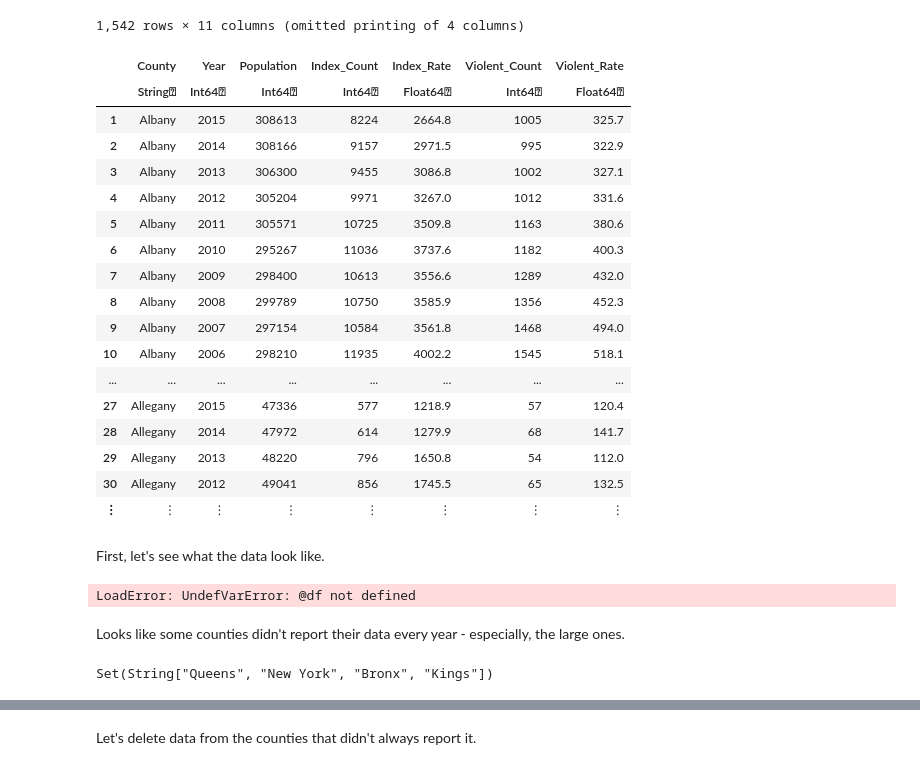
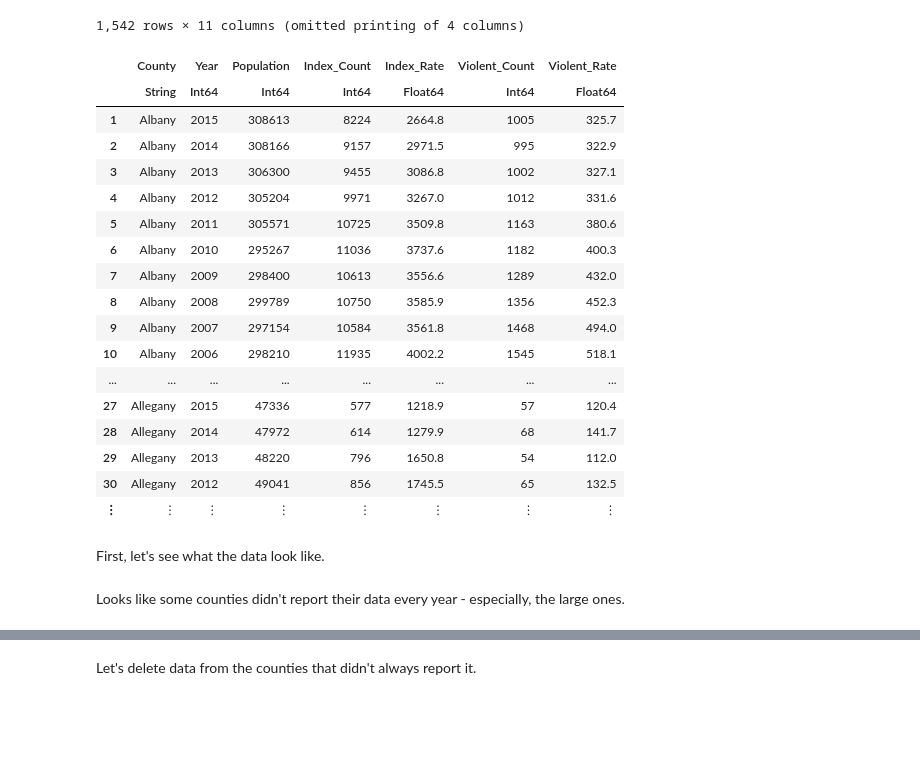
Before and after one commit to ORIE4741/demos, a Jupyter notebook: Crime.ipynb, the cells around one changed output, grey strips where cells are left out. Drawn from its saved outputs; the diff is of its cells as text; code cells hidden in the pictures; blank space fills up the shorter version.

Commit message:
update crime demos

```diff
--- a/Crime.ipynb
+++ b/Crime.ipynb
@@ -28,10 +4,12 @@ Pkg.add("StatsPlots")
 # %%
 # load data
-crime = readtable("crime.csv")
+crime = CSV.read("crime.csv"; copycols=true)
+
+# show(crime, allcols=true)
 # %% [output]
 1,542 rows × 11 columns (omitted printing of 4 columns)
 |  | County | Year | Population | Index_Count | Index_Rate | Violent_Count | Violent_Rate |
-|  | String⍰ | Int64⍰ | Int64⍰ | Int64⍰ | Float64⍰ | Int64⍰ | Float64⍰ |
+|  | String | Int64 | Int64 | Int64 | Float64 | Int64 | Float64 |
 | 1 | Albany | 2015 | 308613 | 8224 | 2664.8 | 1005 | 325.7 |
 | 2 | Albany | 2014 | 308166 | 9157 | 2971.5 | 995 | 322.9 |
 | 3 | Albany | 2013 | 306300 | 9455 | 3086.8 | 1002 | 327.1 |
@@ -51,13 +29,6 @@ crime = readtable("crime.csv")
 # %% [markdown]
 First, let's see what the data look like.
 # %%
-# plot(crime,x=:Year,y=:Index_Rate,color=:County,Geom.line)
 @df crime plot(:Year, :Index_Rate, group=:County)
-# %% [output]
-LoadError: UndefVarError: @df not defined
 # %% [markdown]
 Looks like some counties didn't report their data every year - especially, the large ones.
-# %%
-nonreporting_counties = Set((crime[:County])[crime[:Index_Count].>1e5])
-# %% [output]
-Set(String["Queens", "New York", "Bronx", "Kings"])
```
Also changed, not shown: parts of 24 cells of this notebook, 4 other files.
